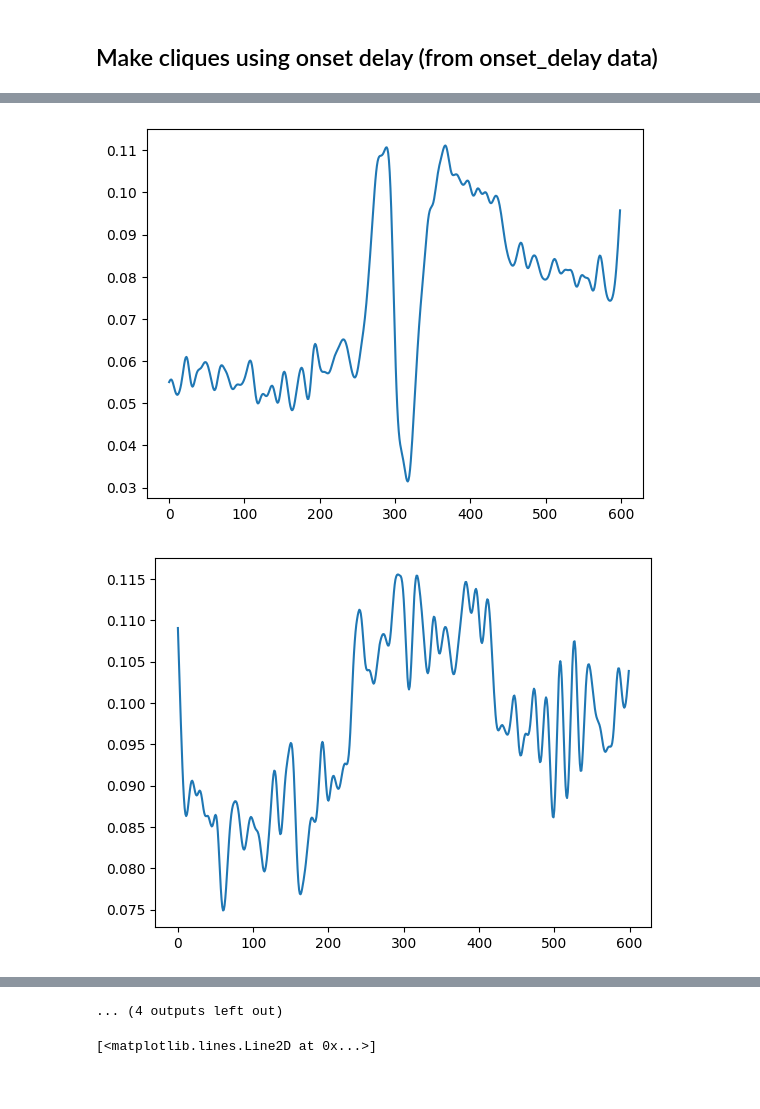
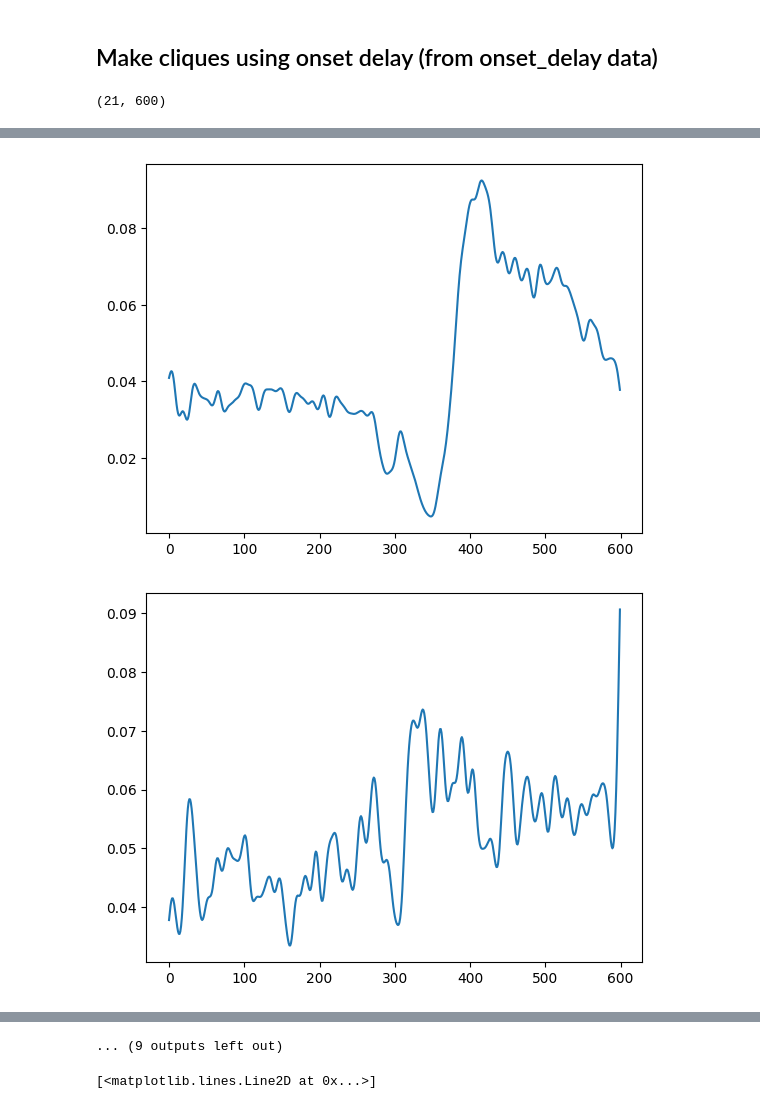
Before and after one commit to NeuroAI-IBS/fn_data_saccade, a Jupyter notebook: Data sorting/python_code/cliques_analy.ipynb, the cells around one changed output, grey strips where cells are left out. Saved outputs shown, nothing was run; the diff lists cells and outputs as text; code cells hidden in the pictures.

```diff
--- a/Data sorting/python_code/cliques_analy.ipynb
+++ b/Data sorting/python_code/cliques_analy.ipynb
@@ -110,9 +110,13 @@ cl = np.mean(data_fn[C_ori[2]], axis=0); cl = cl - np.mean(cl[:100])
 
 cu = np.mean(data_fn[C_ori[1]], axis=0); cu = cu - np.mean(cu[:100])
 cd = np.mean(data_fn[C_ori[3]], axis=0); cd = cd - np.mean(cd[:100])
+# %%
+data_fn[C_ori[ori]].shape
+# %% [output]
+(21, 600)
 # %%
-ori = 0
+ori = 2
 for a in range(len(data_fn[C_ori[ori]])):
     plt.figure()
-    plt.plot(data_fn[C_ori[0]][a])
+    plt.plot(data_fn[C_ori[ori]][a])
 # %% [output]
@@ -126,2 +130,2 @@ for a in range(len(data_fn[C_ori[ori]])):
-[figure, old version]
+[figure, new version]
-[figure, old version]
+[figure, new version]
@@ -131,4 +135,4 @@ for a in range(len(data_fn[C_ori[ori]])):
-... (4 outputs left out)
+... (9 outputs left out)
 # %%
 fig = plt.figure(constrained_layout=True,figsize=(15,3))
 subfigs = fig.subfigures(1, 3, wspace=0.07, width_ratios=[1, 1, 1])
```
Also changed, not shown: parts of 13 cells of this notebook.
